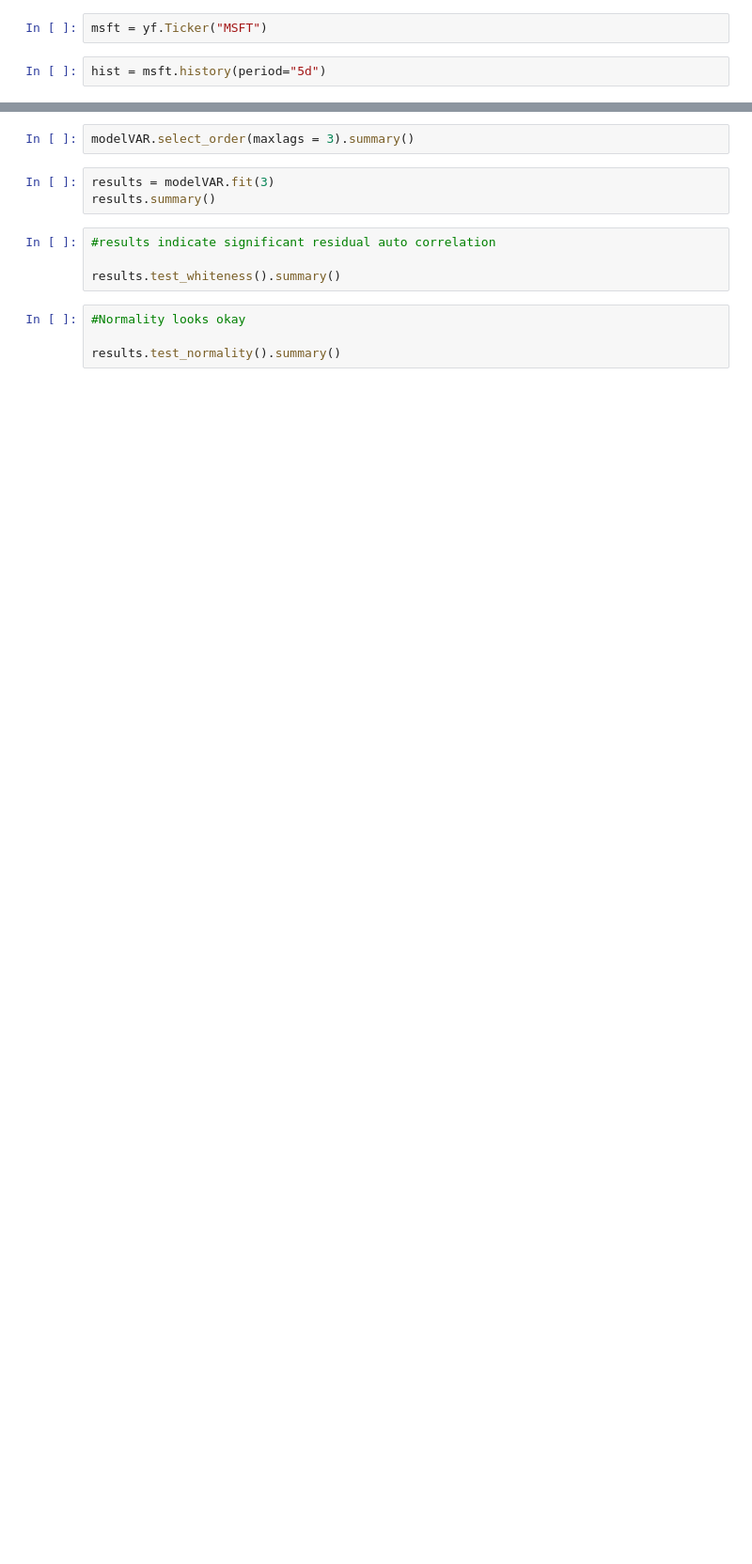
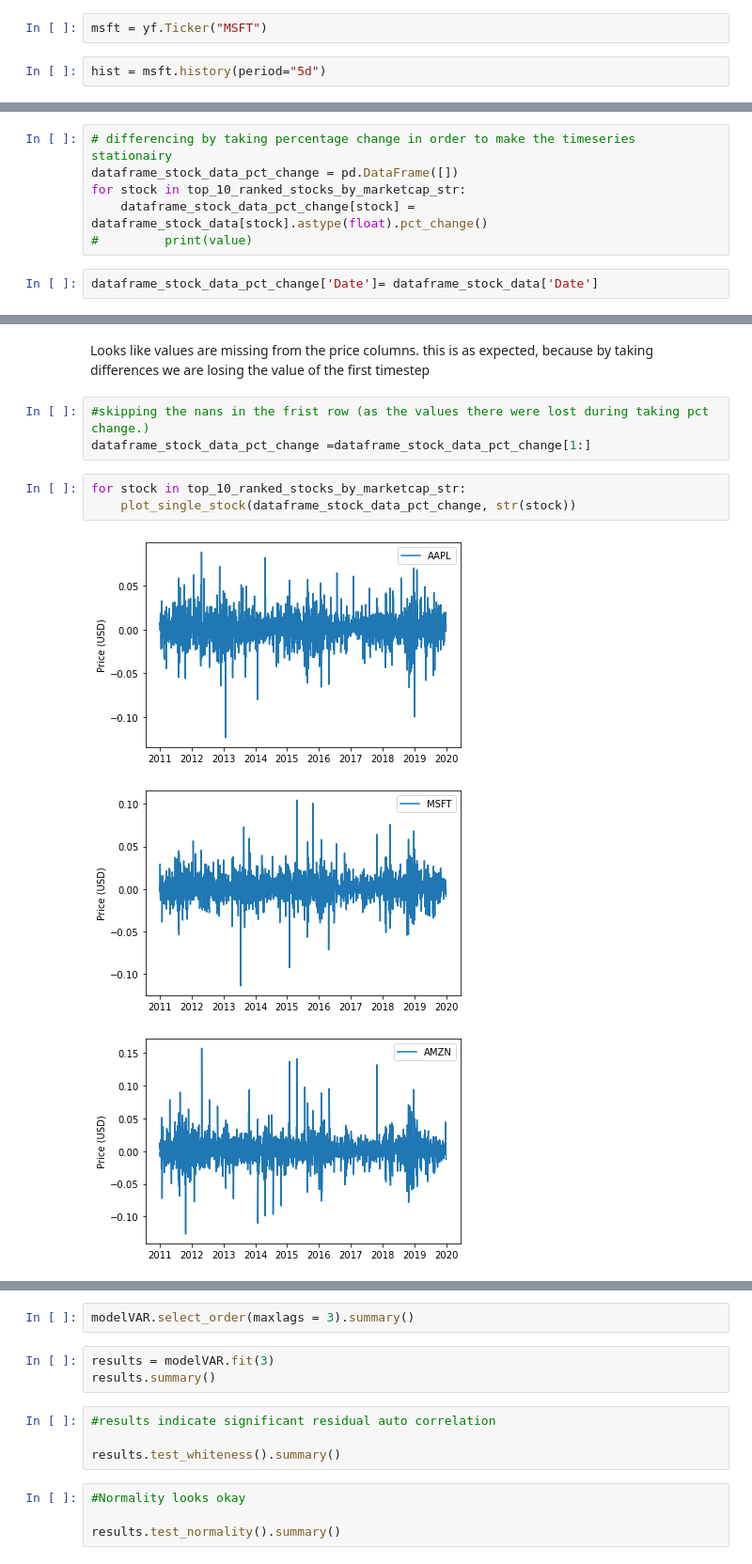
Before and after one commit to DerkNiessink/Project_SDA, a Jupyter notebook: SDA Project - Stock Sentiment Analysis timeseries_1.1.ipynb, the cells around one changed output, grey strips where cells are left out. Shown at 94% size. Saved outputs shown, nothing was run; the diff lists cells and outputs as text; blank space fills up the shorter version.

```diff
--- a/SDA Project - Stock Sentiment Analysis timeseries_1.1.ipynb
+++ b/SDA Project - Stock Sentiment Analysis timeseries_1.1.ipynb
@@ -250,0 +347,8 @@ plot_stocks(df, ["AMZN", "AAPL"])
+# %%
+# differencing by taking percentage change in order to make the timeseries stationairy
+dataframe_stock_data_pct_change = pd.DataFrame([])
+for stock in top_10_ranked_stocks_by_marketcap_str:
+    dataframe_stock_data_pct_change[stock] = dataframe_stock_data[stock].astype(float).pct_change()
+#         print(value)
+# %%
+dataframe_stock_data_pct_change['Date']= dataframe_stock_data['Date']
@@ -250,0 +374,12 @@ plot_stocks(df, ["AMZN", "AAPL"])
+# %% [markdown]
+Looks like values are missing from the price columns. this is as expected, because by taking differences we are losing the value of the first timestep
+# %%
+#skipping the nans in the frist row (as the values there were lost during taking pct change.)
+dataframe_stock_data_pct_change =dataframe_stock_data_pct_change[1:]
+# %%
+for stock in top_10_ranked_stocks_by_marketcap_str:
+    plot_single_stock(dataframe_stock_data_pct_change, str(stock))
+# %% [output]
+[figure, added]
+[figure, added]
+[figure, added]
```
Also changed, not shown: parts of 32 cells of this notebook.
